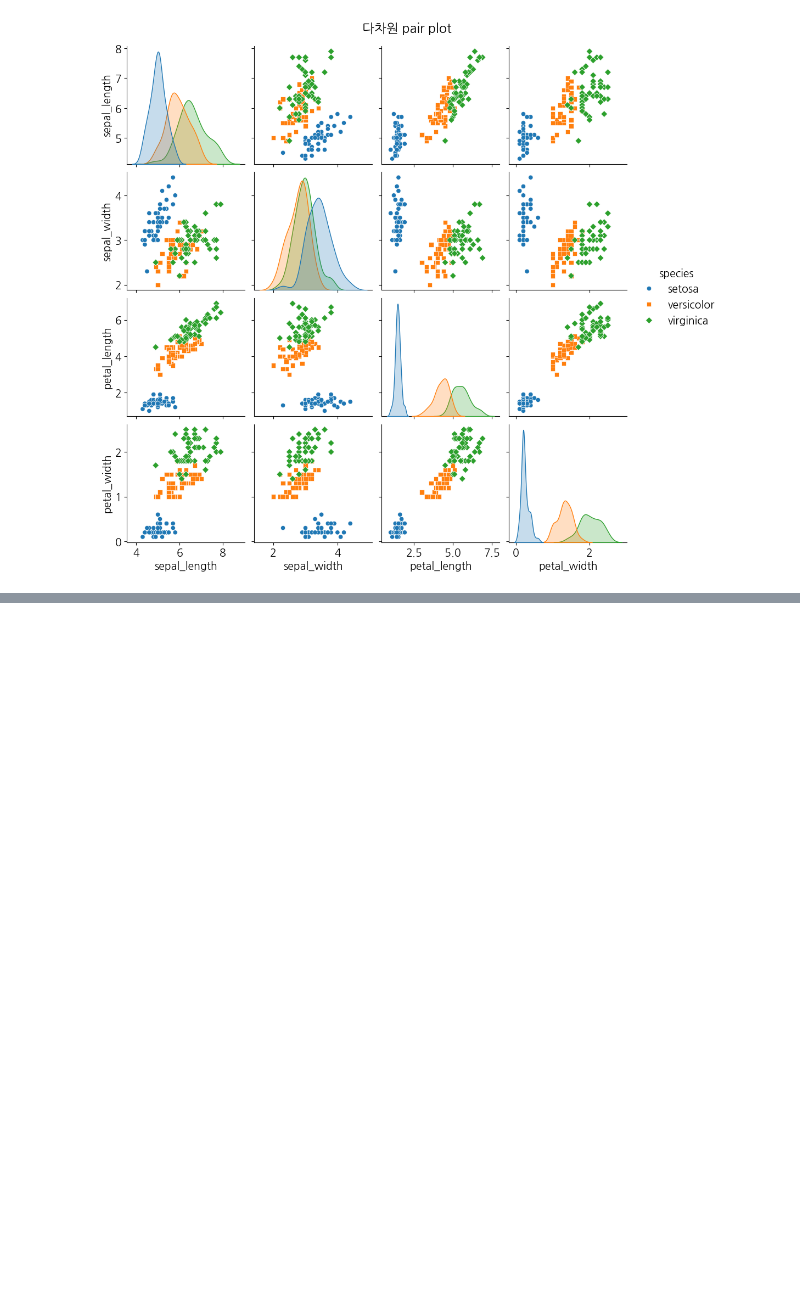
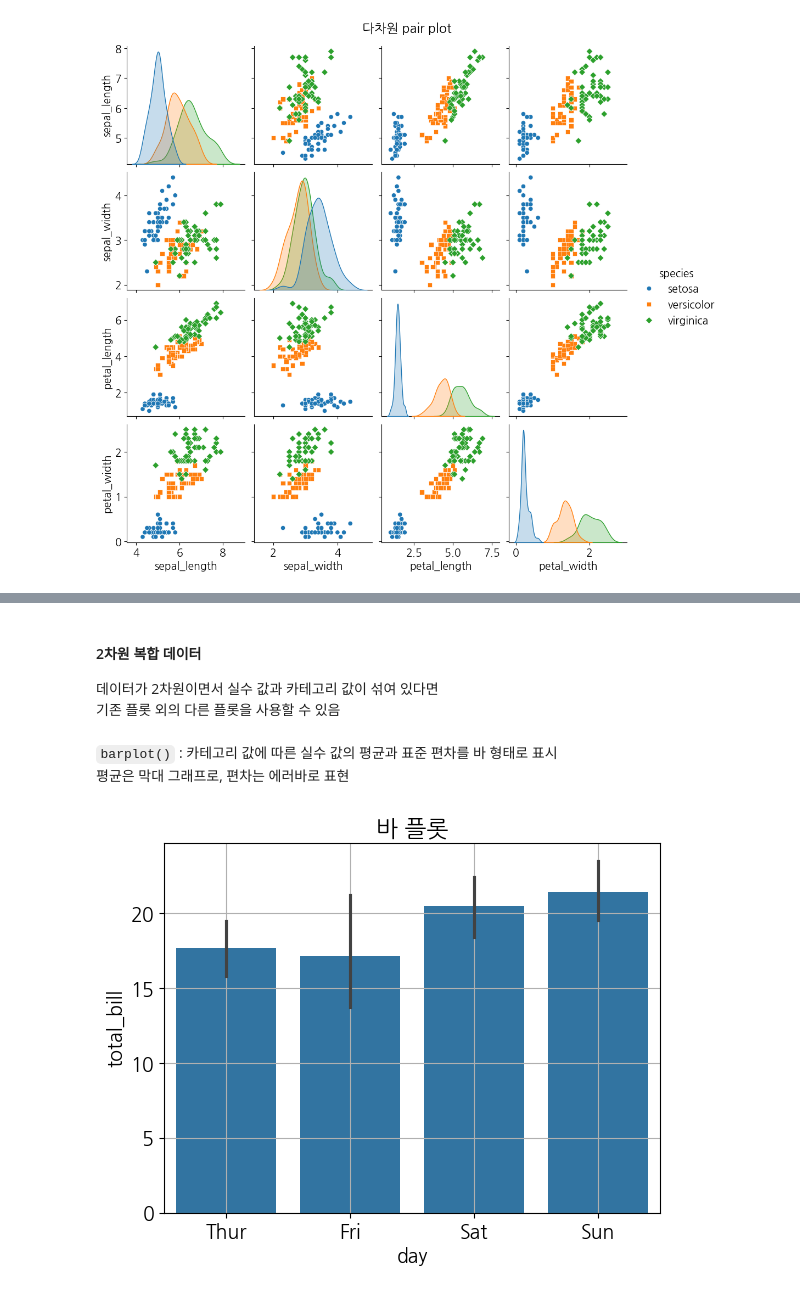
Before and after one commit to devKMC/python, a Jupyter notebook: matplotlib_visualize_data/matplotlib_example.ipynb, the cells around one changed output, grey strips where cells are left out. Cells and saved outputs as stored; diff of their text form; code cells hidden in the pictures; blank space fills up the shorter version.

```diff
--- a/matplotlib_visualize_data/matplotlib_example.ipynb
+++ b/matplotlib_visualize_data/matplotlib_example.ipynb
@@ -184,0 +208,14 @@ plt.show()
+# %% [markdown]
+#### 2차원 복합 데이터
+데이터가 2차원이면서 실수 값과 카테고리 값이 섞여 있다면
+기존 플롯 외의 다른 플롯을 사용할 수 있음
+# %% [markdown]
+`barplot()` : 카테고리 값에 따른 실수 값의 평균과 표준 편차를 바 형태로 표시
+평균은 막대 그래프로, 편차는 에러바로 표현
+# %%
+seaborn.barplot(data = tips, x= 'day', y='total_bill')
+plt.title('바 플롯')
+plt.grid(True)
+plt.show()
+# %% [output]
+[figure, added]
```
Also changed, not shown: parts of 20 cells of this notebook.
